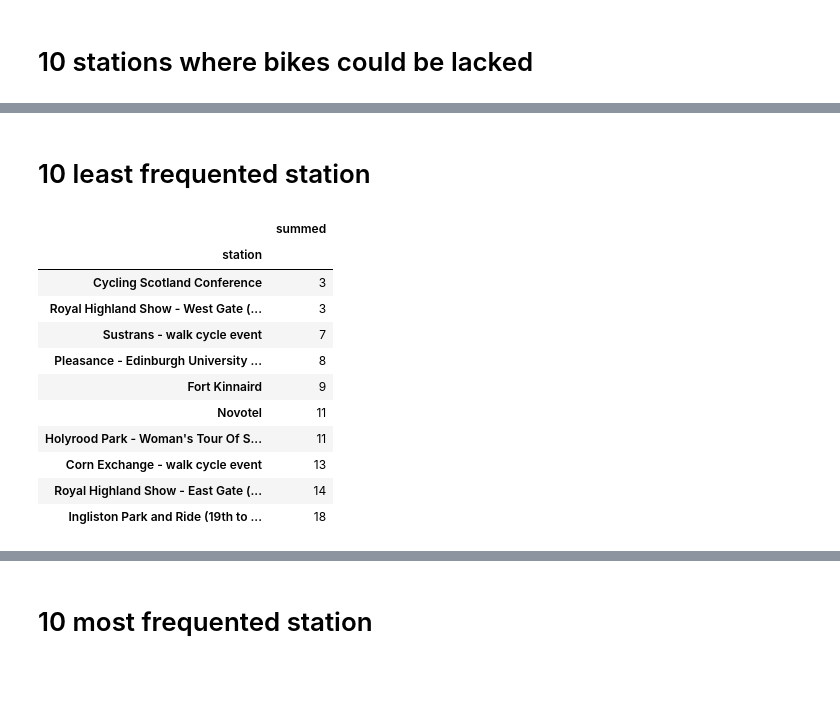
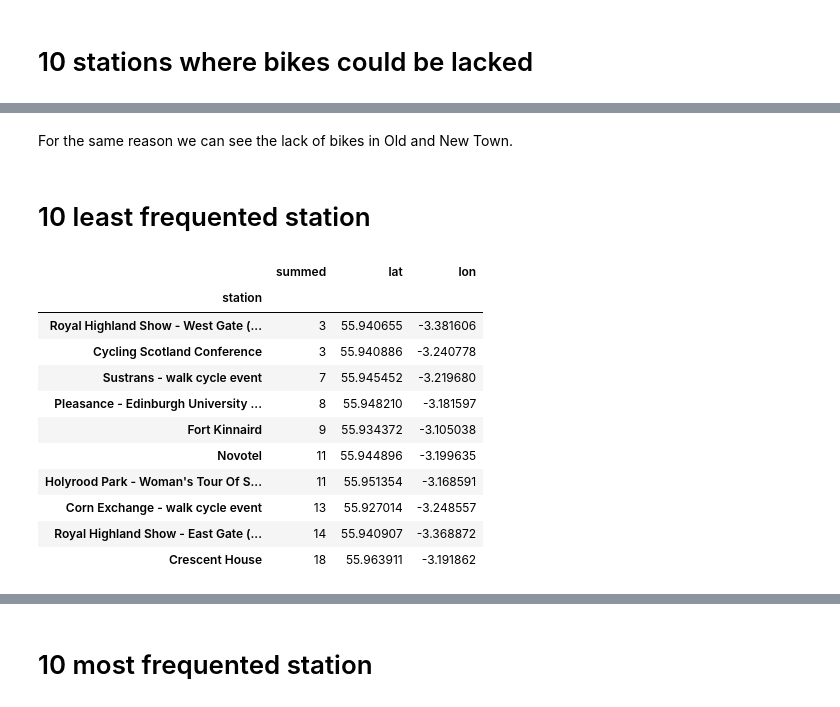
Before and after one commit to carlos108108/Just_Eat_Cycles_project, a Jupyter notebook: Edinburgh.ipynb, the cells around one changed output, grey strips where cells are left out. Saved outputs shown, nothing was run; the diff lists cells and outputs as text; code cells hidden in the pictures; blank space fills up the shorter version.

```diff
--- a/Edinburgh.ipynb
+++ b/Edinburgh.ipynb
@@ -180,11 +250,10 @@ we can see that interest for biking during weekends is slightly higher compared
+# %%
+df_start = (final_df.assign(cnt_start=1, lat=final_df['start_station_latitude'], lon=final_df['start_station_longitude'])
+            .rename(columns={'start_station_name': 'station'})
+            .groupby('station')
+            .agg({'cnt_start': 'count', 'lat': 'mean', 'lon': 'mean'}))
+df_end = final_df.assign(cnt_end=1).groupby('end_station_name')[['cnt_end']].count()
+df_all = df_start.join(df_end)
+df_all = df_all.assign(diff=df_all['cnt_end'] - df_all['cnt_start']).sort_values('diff', ascending=False)
 # %% [markdown]
 # 10 stations where bikes could be accumulated
-# %%
-df_start = (final_df.assign(cnt_start=1)
-            .rename(columns={'start_station_name': 'station'})
-            .groupby('station')[['cnt_start']]
-            .count())
-df_end = final_df.assign(cnt_end=1).groupby('end_station_name')[['cnt_end']].count()
-df_all = df_start.join(df_end)
-df_all = df_all.assign(diff=df_all['cnt_start']-df_all['cnt_end']).sort_values('diff')
-df_all[['diff']].head(10)
@@ -221,18 +304,21 @@ df_all[['diff']].sort_values('diff', ascending=False).head(10)
+# %% [markdown]
+For the same reason we can see the lack of bikes in Old and New Town.
 # %% [markdown]
 # 10 least frequented station
 # %%
 df_all = df_all.assign(summed=df_all['cnt_start']+df_all['cnt_end']).sort_values('summed')
-df_all[['summed']].head(10)
+df_all3 = df_all[['summed', 'lat', 'lon']].head(10)
+df_all3
 # %% [output]
-|  | summed |
-| station |  |
-| Cycling Scotland Conference | 3 |
-| Royal Highland Show - West Gate (... | 3 |
-| Sustrans - walk cycle event | 7 |
-| Pleasance - Edinburgh University ... | 8 |
-| Fort Kinnaird | 9 |
-| Novotel | 11 |
-| Holyrood Park - Woman's Tour Of S... | 11 |
-| Corn Exchange - walk cycle event | 13 |
-| Royal Highland Show - East Gate (... | 14 |
-| Ingliston Park and Ride (19th to ... | 18 |
+|  | summed | lat | lon |
+| station |  |  |  |
+| Royal Highland Show - West Gate (... | 3 | 55.940655 | -3.381606 |
+| Cycling Scotland Conference | 3 | 55.940886 | -3.240778 |
+| Sustrans - walk cycle event | 7 | 55.945452 | -3.219680 |
+| Pleasance - Edinburgh University ... | 8 | 55.948210 | -3.181597 |
+| Fort Kinnaird | 9 | 55.934372 | -3.105038 |
+| Novotel | 11 | 55.944896 | -3.199635 |
+| Holyrood Park - Woman's Tour Of S... | 11 | 55.951354 | -3.168591 |
+| Corn Exchange - walk cycle event | 13 | 55.927014 | -3.248557 |
+| Royal Highland Show - East Gate (... | 14 | 55.940907 | -3.368872 |
+| Crescent House | 18 | 55.963911 | -3.191862 |
```
Also changed, not shown: parts of 29 cells of this notebook.
